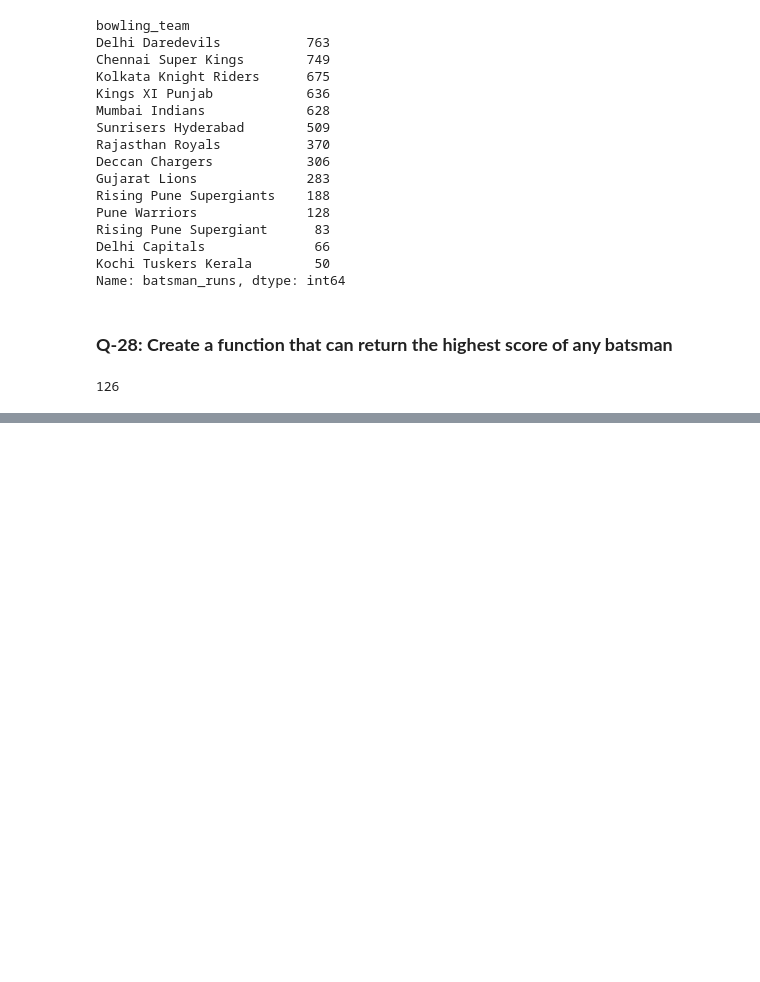
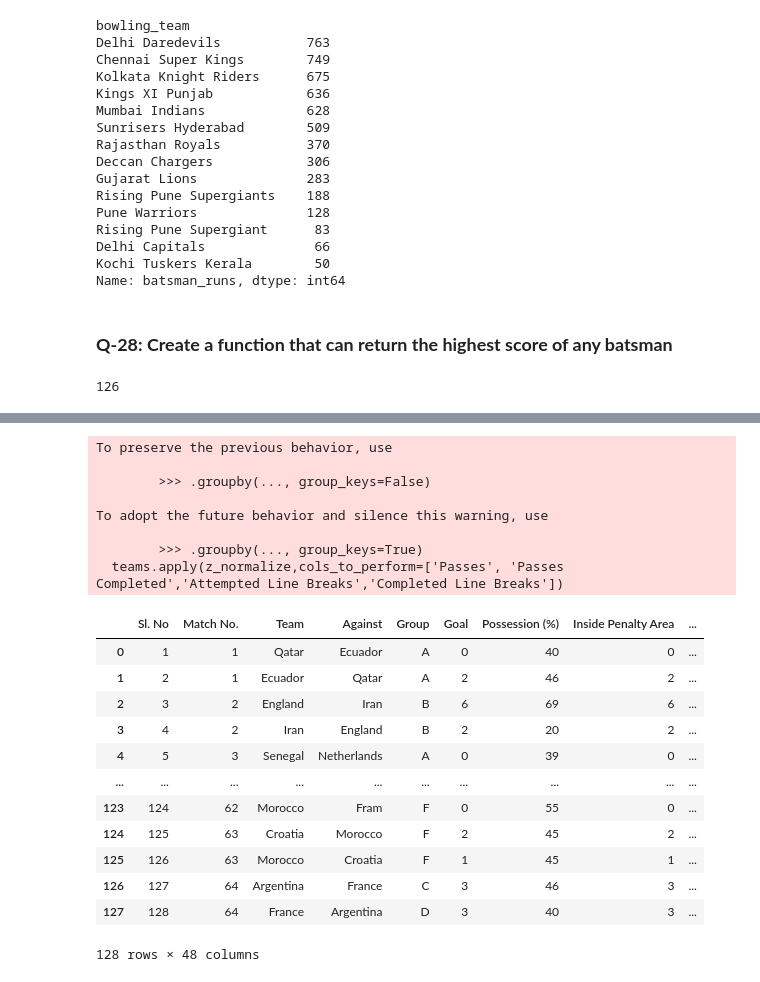
Before and after one commit to Arham097/Pandas, a Jupyter notebook: Practice_Problems.ipynb, the cells around one changed output, grey strips where cells are left out. Drawn from its saved outputs; the diff is of its cells as text; code cells hidden in the pictures; blank space fills up the shorter version.

Commit message:
groupby task completed

```diff
--- a/Practice_Problems.ipynb
+++ b/Practice_Problems.ipynb
@@ -847,0 +966,45 @@ highest('DA Warner')
+# %%
+import pandas as pd
+
+fifa_df = pd.read_csv("https://docs.google.com/spreadsheets/d/e/2PACX-1vT3D_x_4DS6d51LKJ7ze1sxT5WpV5uiSVOFYHLwBiGru6vFyVv5h5-83AwFjxWYiWfCDjDAaarHAV-k/pub?gid=0&single=true&output=csv")
+# %%
+def z_normalize(group,cols_to_perform):
+  for col in cols_to_perform:
+    group[f'{col}_z'] = ((group[col] - group[col].mean() )/ group[col].std() if group[col].std()!=0 else 0)
+
+    group['Min Passes'] = group['Passes'].min()
+    group['Max Passes'] = group['Passes'].max()
+    group['Min Yellow Cards'] = group['Yellow Cards'].min()
+    group['Max Yellow Cards'] = group['Yellow Cards'].max()
+    group['Average Yellow Cards'] = group['Yellow Cards'].mean()
+    group['Max Attempted Line Breaks'] = group['Attempted Line Breaks'].max()
+    group['Min Attempted Line Breaks'] = group['Attempted Line Breaks'].min()
+    group['Std Attempted Line Breaks'] = group['Attempted Line Breaks'].std()
+    group['Average Possession'] = group['Possession (%)'].mean()
+
+    return group
+
+teams = fifa_df.groupby('Team')
+teams.apply(z_normalize,cols_to_perform=['Passes', 'Passes Completed','Attempted Line Breaks','Completed Line Breaks'])
+# %% [output]
+To preserve the previous behavior, use
+
+        >>> .groupby(..., group_keys=False)
+
+To adopt the future behavior and silence this warning, use
+
+        >>> .groupby(..., group_keys=True)
+  teams.apply(z_normalize,cols_to_perform=['Passes', 'Passes Completed','Attempted Line Breaks','Completed Line Breaks'])
+|  | Sl. No | Match No. | Team | Against | Group | Goal | Possession (%) | Inside Penalty Area | ... |
+| 0 | 1 | 1 | Qatar | Ecuador | A | 0 | 40 | 0 | ... |
+| 1 | 2 | 1 | Ecuador | Qatar | A | 2 | 46 | 2 | ... |
+| 2 | 3 | 2 | England | Iran | B | 6 | 69 | 6 | ... |
+| 3 | 4 | 2 | Iran | England | B | 2 | 20 | 2 | ... |
+| 4 | 5 | 3 | Senegal | Netherlands | A | 0 | 39 | 0 | ... |
+| ... | ... | ... | ... | ... | ... | ... | ... | ... | ... |
+| 123 | 124 | 62 | Morocco | Fram | F | 0 | 55 | 0 | ... |
+| 124 | 125 | 63 | Croatia | Morocco | F | 2 | 45 | 2 | ... |
+| 125 | 126 | 63 | Morocco | Croatia | F | 1 | 45 | 1 | ... |
+| 126 | 127 | 64 | Argentina | France | C | 3 | 46 | 3 | ... |
+| 127 | 128 | 64 | France | Argentina | D | 3 | 40 | 3 | ... |
+128 rows × 48 columns
```
Also changed, not shown: parts of 21 cells of this notebook.
